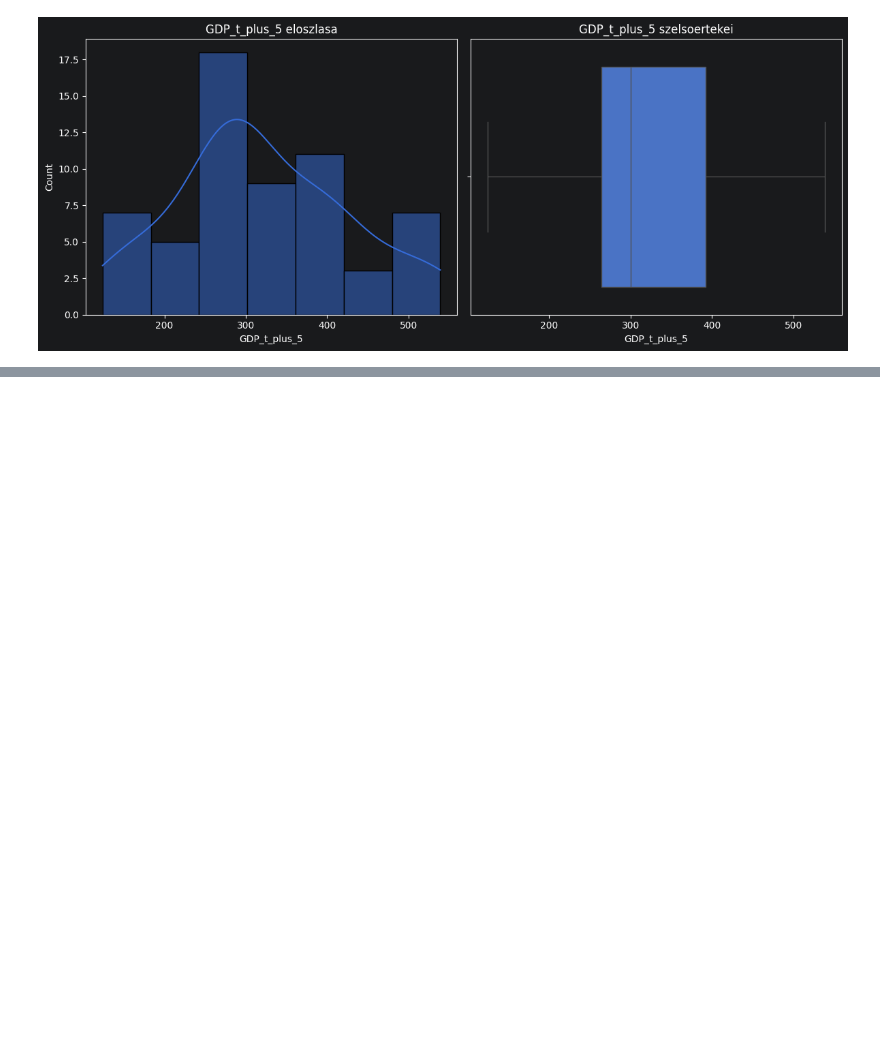
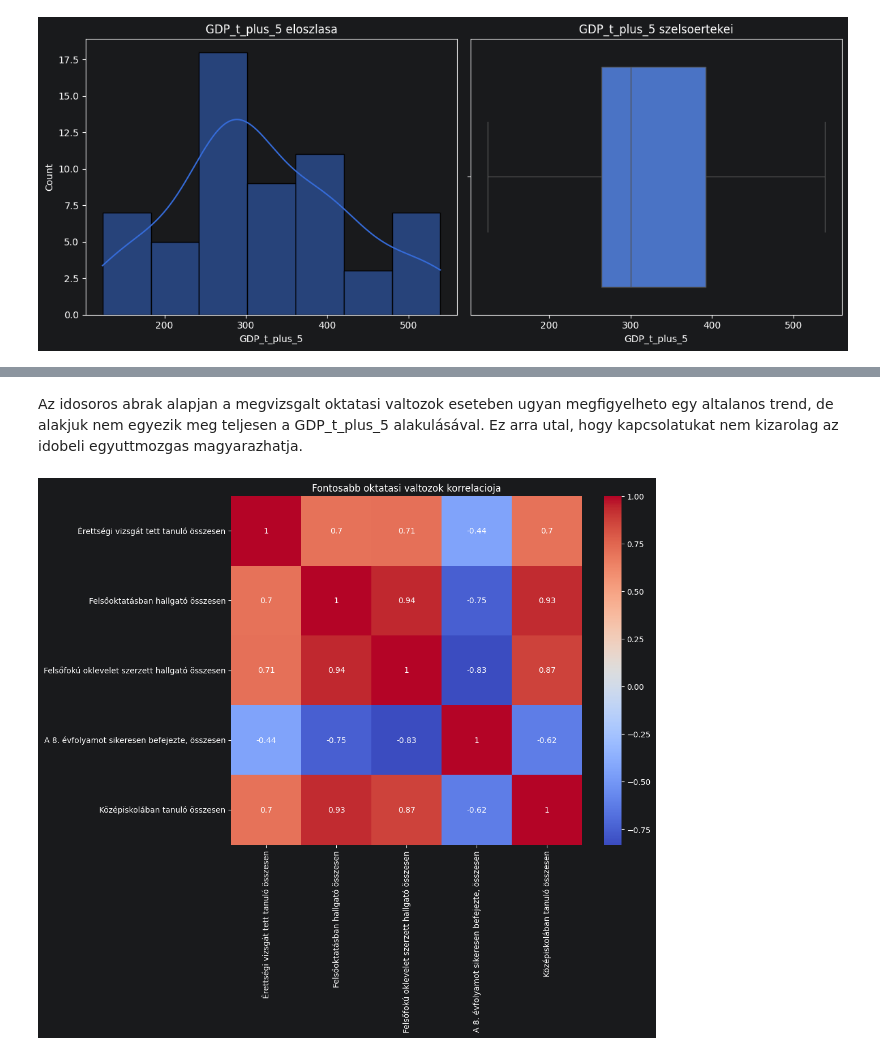
Before and after one commit to uflik/big_data_homework, a Jupyter notebook: BIGDATA-MI_HF.ipynb, the cells around one changed output, grey strips where cells are left out. Drawn from its saved outputs; the diff is of its cells as text; code cells hidden in the pictures; blank space fills up the shorter version.

```diff
--- a/BIGDATA-MI_HF.ipynb
+++ b/BIGDATA-MI_HF.ipynb
@@ -717,0 +747,18 @@ plt.show()
+# %% [markdown]
+Az idosoros abrak alapjan a megvizsgalt oktatasi valtozok eseteben ugyan megfigyelheto egy altalanos trend, de alakjuk nem egyezik meg teljesen a GDP_t_plus_5 alakulásával. Ez arra utal, hogy kapcsolatukat nem kizarolag az idobeli egyuttmozgas magyarazhatja.
+# %%
+# Megnezzuk, hogyan fuggnek ossze egymassal a fontosabb oktatasi valtozok.
+okt_subset = model_df[[
+    "Érettségi vizsgát tett tanuló összesen",
+    "Felsőoktatásban hallgató összesen",
+    "Felsőfokú oklevelet szerzett hallgató összesen",
+    "A 8. évfolyamot sikeresen befejezte, összesen",
+    "Középiskolában tanuló összesen"
+]]
+
+plt.figure(figsize=(10, 8))
+sns.heatmap(okt_subset.corr(), annot=True, cmap="coolwarm")
+plt.title("Fontosabb oktatasi valtozok korrelacioja")
+plt.show()
+# %% [output]
+[figure, added]
```
Also changed, not shown: parts of 6 cells of this notebook.
